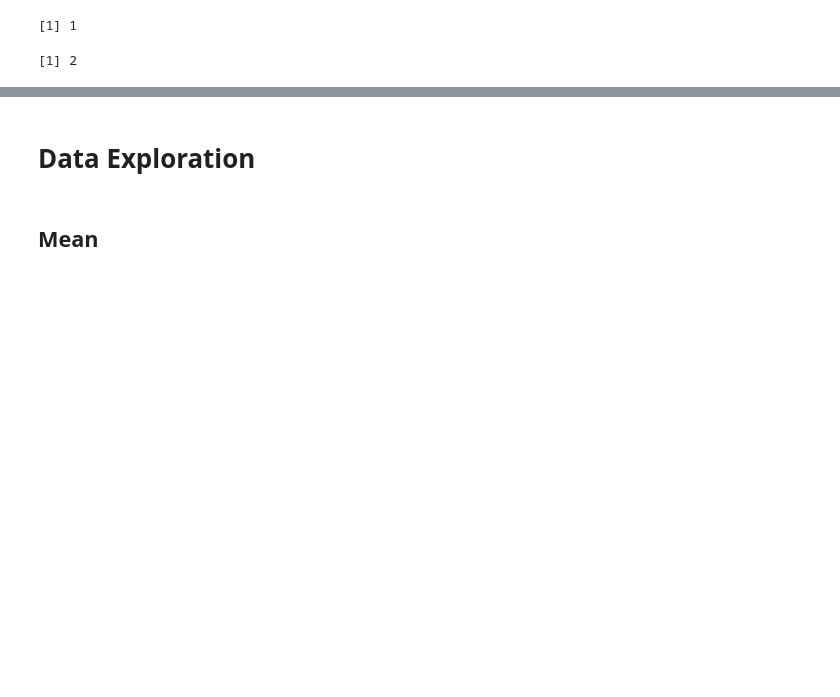
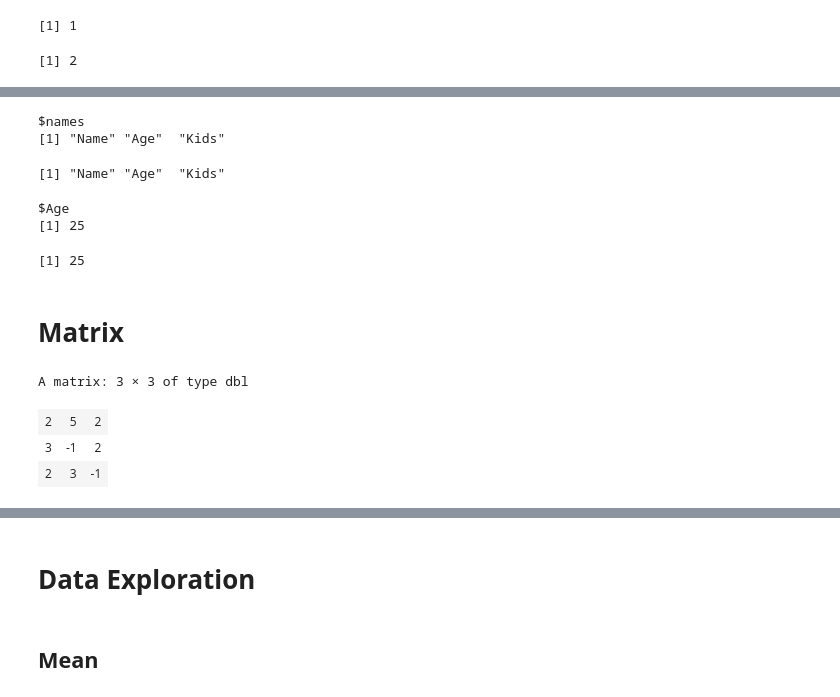
Before and after one commit to akshayyewle/Statistical-Analysis, a Jupyter notebook: 01 R Notebook Setup/Code.ipynb, the cells around one changed output, grey strips where cells are left out. Cells and saved outputs as stored; diff of their text form; code cells hidden in the pictures; blank space fills up the shorter version.

```diff
--- a/01 R Notebook Setup/Code.ipynb
+++ b/01 R Notebook Setup/Code.ipynb
@@ -43,0 +329,33 @@ abs(-2)
+# %%
+# Get List Attributes
+attributes(infoJ)
+# %% [output]
+$names
+[1] "Name" "Age"  "Kids"
+# %%
+# Get List Attributes
+names(infoJ)
+# %% [output]
+[1] "Name" "Age"  "Kids"
+# %%
+# Access A Specific List Value Using Index Position
+infoJ[2]
+# %% [output]
+$Age
+[1] 25
+# %%
+# Access A List Value Using Attribute
+infoJ$Age
+# %% [output]
+[1] 25
+# %% [markdown]
+# **Matrix**
+# %%
+# Column Wise Creation
+A = matrix(c(2,3,2,5,-1,3,2,2,-1),nrow = 3,ncol = 3)
+A
+# %% [output]
+A matrix: 3 × 3 of type dbl
+| 2 | 5 | 2 |
+| 3 | -1 | 2 |
+| 2 | 3 | -1 |
```
Also changed, not shown: parts of 63 cells of this notebook.
